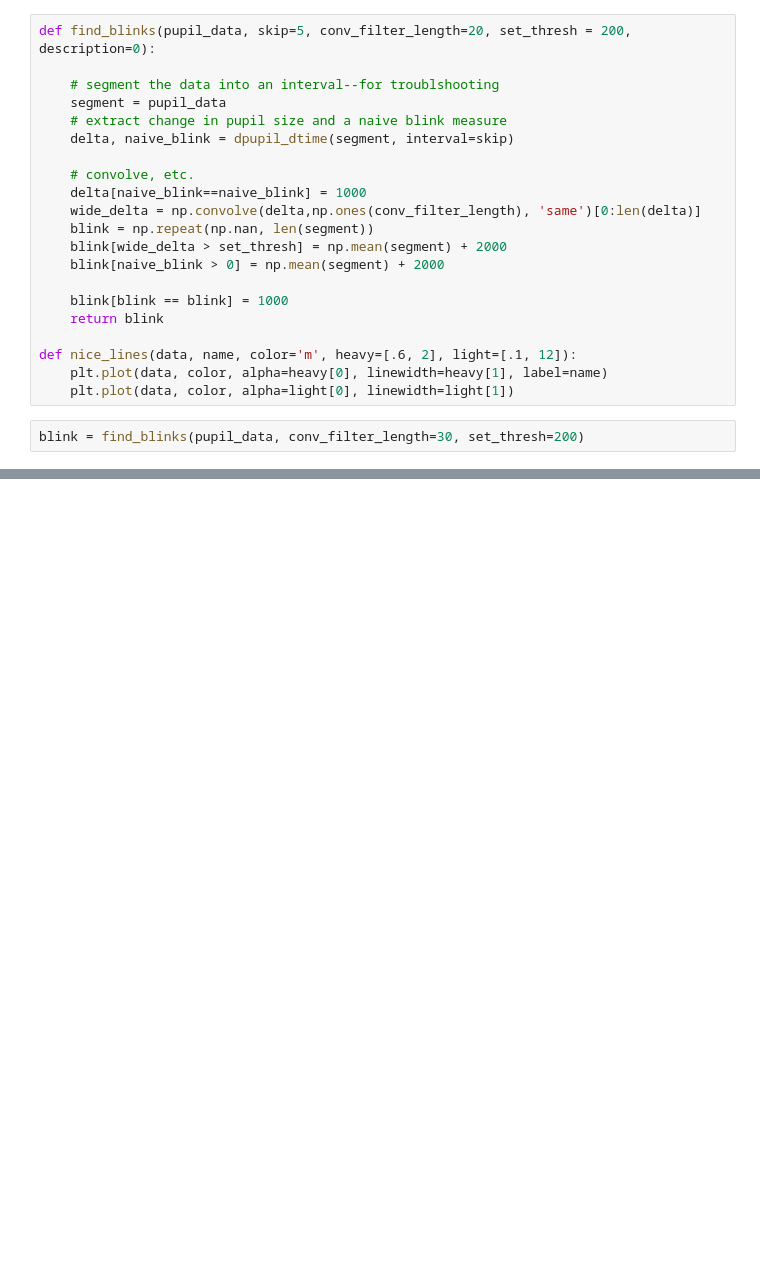
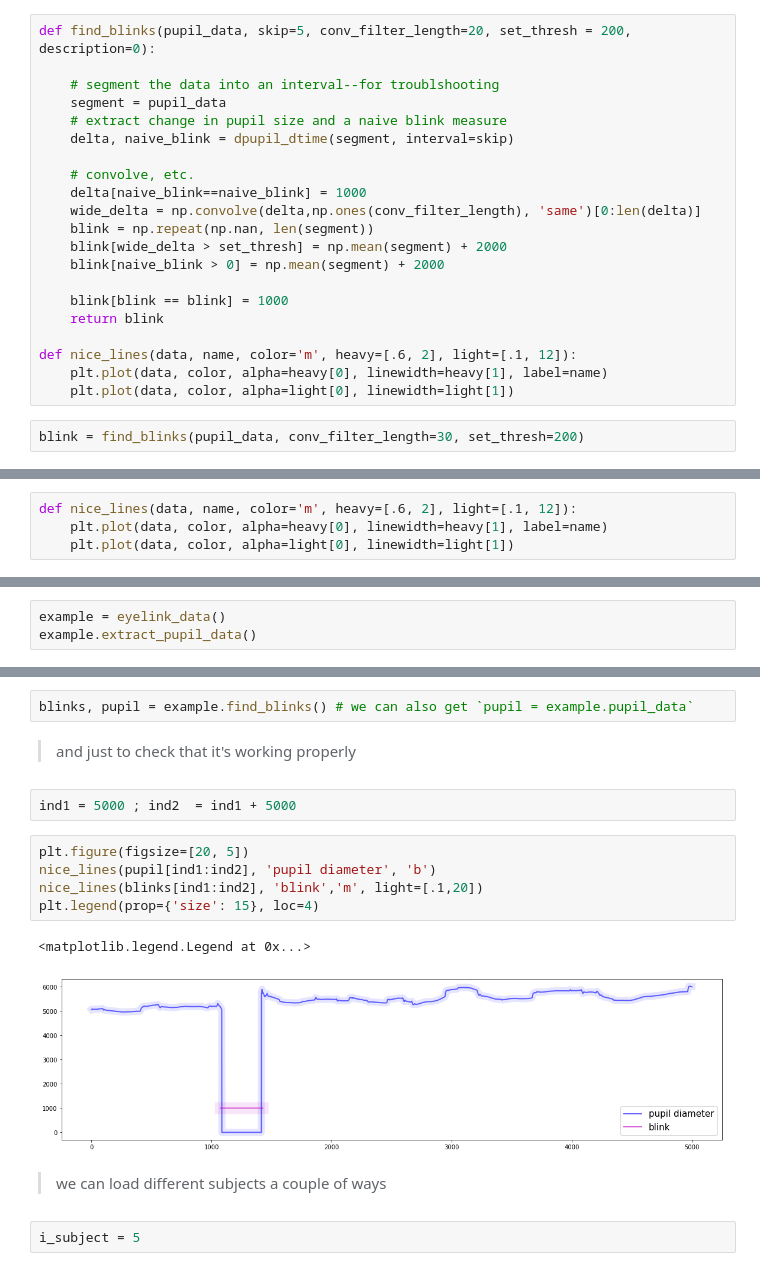
Before and after one commit to tzler/social_structure_learning, a Jupyter notebook: analysis/gaze/methods_development-tutorial.ipynb, the cells around one changed output, grey strips where cells are left out. Drawn from its saved outputs; the diff is of its cells as text; blank space fills up the shorter version.

```diff
--- a/analysis/gaze/methods_development-tutorial.ipynb
+++ b/analysis/gaze/methods_development-tutorial.ipynb
@@ -351,0 +290,4 @@ plt.legend(prop={'size': 15}, loc=3)
+# %%
+def nice_lines(data, name, color='m', heavy=[.6, 2], light=[.1, 12]):
+    plt.plot(data, color, alpha=heavy[0], linewidth=heavy[1], label=name)
+    plt.plot(data, color, alpha=light[0], linewidth=light[1])
@@ -351,0 +386,3 @@ plt.legend(prop={'size': 15}, loc=3)
+# %%
+example = eyelink_data()
+example.extract_pupil_data()
@@ -351,0 +391,18 @@ plt.legend(prop={'size': 15}, loc=3)
+# %%
+blinks, pupil = example.find_blinks() # we can also get `pupil = example.pupil_data`
+# %% [markdown]
+> and just to check that it's working properly
+# %%
+ind1 = 5000 ; ind2  = ind1 + 5000
+# %%
+plt.figure(figsize=[20, 5])
+nice_lines(pupil[ind1:ind2], 'pupil diameter', 'b')
+nice_lines(blinks[ind1:ind2], 'blink','m', light=[.1,20])
+plt.legend(prop={'size': 15}, loc=4)
+# %% [output]
+<matplotlib.legend.Legend at 0x...>
+[figure, added]
+# %% [markdown]
+> we can load different subjects a couple of ways
+# %%
+i_subject = 5
```
Also changed, not shown: parts of 22 cells of this notebook.
